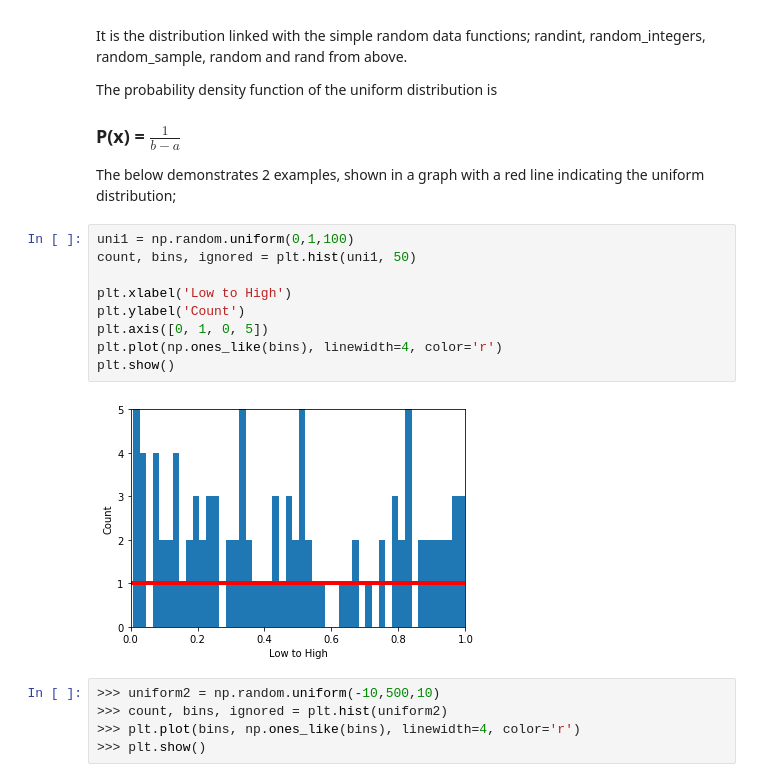
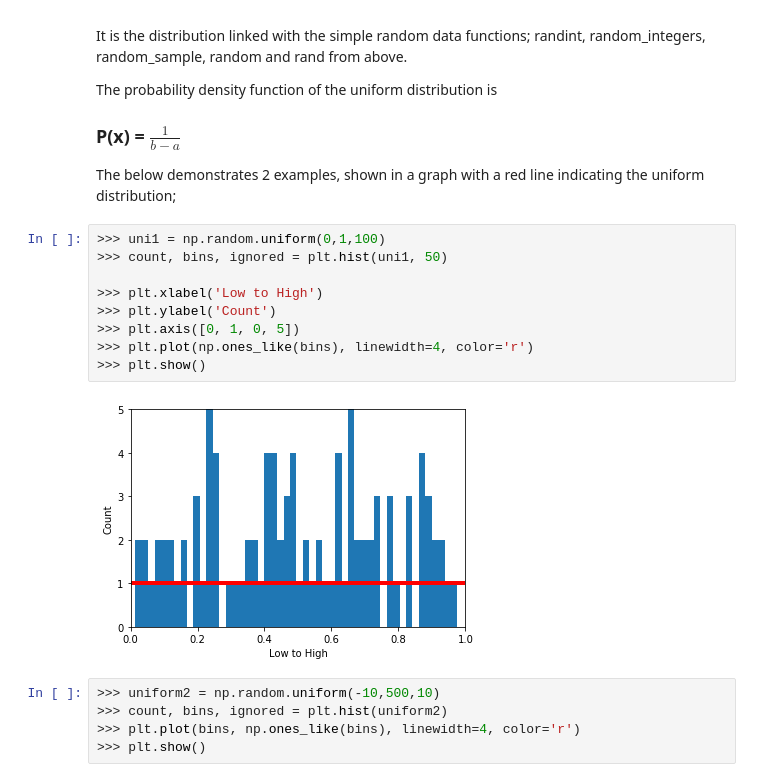
Before and after one commit to garycunningham89/progdataanalysis, a Jupyter notebook: Programming for Data Analysis Assignment.ipynb, the cells around one changed output. Saved outputs shown, nothing was run; the diff lists cells and outputs as text.

```diff
--- a/Programming for Data Analysis Assignment.ipynb
+++ b/Programming for Data Analysis Assignment.ipynb
@@ -592,16 +607,16 @@ The probability density function of the uniform distribution is
 
 The below demonstrates 2 examples, shown in a graph with a red line indicating the uniform distribution;
 # %%
-uni1 = np.random.uniform(0,1,100)
-count, bins, ignored = plt.hist(uni1, 50)
+>>> uni1 = np.random.uniform(0,1,100)
+>>> count, bins, ignored = plt.hist(uni1, 50)
 
-plt.xlabel('Low to High')
-plt.ylabel('Count')
-plt.axis([0, 1, 0, 5])
-plt.plot(np.ones_like(bins), linewidth=4, color='r')
-plt.show()
+>>> plt.xlabel('Low to High')
+>>> plt.ylabel('Count')
+>>> plt.axis([0, 1, 0, 5])
+>>> plt.plot(np.ones_like(bins), linewidth=4, color='r')
+>>> plt.show()
 # %% [output]
-[figure, old version]
+[figure, new version]
 # %%
 >>> uniform2 = np.random.uniform(-10,500,10)
 >>> count, bins, ignored = plt.hist(uniform2)
```
Also changed, not shown: parts of 24 cells of this notebook, 1 other file.
